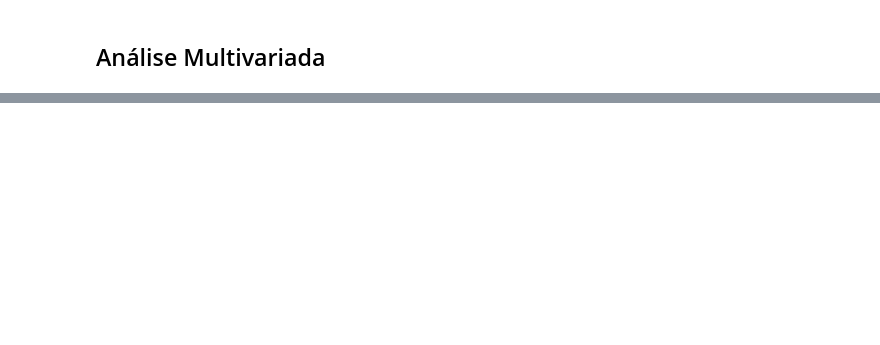
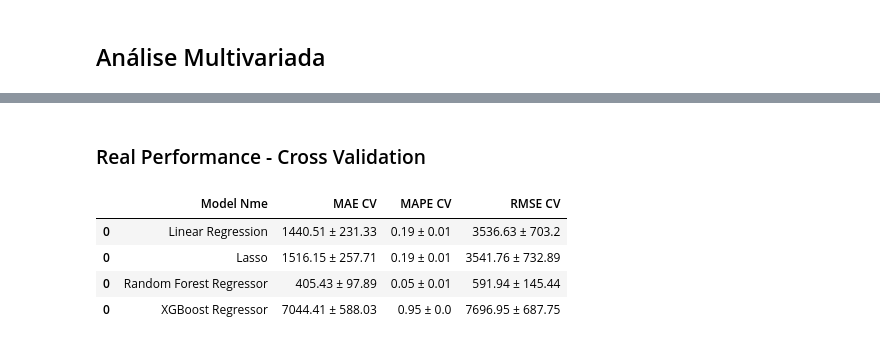
Before and after one commit to nortonvanz/Pharmacy-Sales-Forecast, a Jupyter notebook: notebooks/m04_eda.ipynb, the cells around one changed output, grey strips where cells are left out. Cells and saved outputs as stored; diff of their text form; code cells hidden in the pictures; blank space fills up the shorter version.

```diff
--- a/notebooks/m04_eda.ipynb
+++ b/notebooks/m04_eda.ipynb
@@ -2454,0 +2521,3 @@ Comparando o RMSE, também notamos que o erro é bem maior que o RMSE do modelo
+# %%
+rf_result_cv = cross_validation( x_training, 5 , "Random Forest Regressor", rf, verbose=True )
+rf_result_cv
@@ -2454,0 +2566,3 @@ Comparando o RMSE, também notamos que o erro é bem maior que o RMSE do modelo
+# %%
+xgb_result_cv = cross_validation( x_training, 5 , "XGBoost Regressor", model_xgb, verbose=True )
+xgb_result_cv
@@ -2454,0 +2606,12 @@ Comparando o RMSE, também notamos que o erro é bem maior que o RMSE do modelo
+# %% [markdown]
+### Real Performance - Cross Validation
+# %%
+#agrupar todos os resultados dos modelos pra ver qual o de menor erro:
+modelling_result_cv = pd.concat( [lr_result_cv, lrr_result_cv, rf_result_cv, xgb_result_cv ] )
+modelling_result_cv.sort_values( by=['RMSE CV'] ) #Ordenar pelo modelo com o menor erro
+# %% [output]
+|  | Model Nme | MAE CV | MAPE CV | RMSE CV |
+| 0 | Linear Regression | 1440.51 ± 231.33 | 0.19 ± 0.01 | 3536.63 ± 703.2 |
+| 0 | Lasso | 1516.15 ± 257.71 | 0.19 ± 0.01 | 3541.76 ± 732.89 |
+| 0 | Random Forest Regressor | 405.43 ± 97.89 | 0.05 ± 0.01 | 591.94 ± 145.44 |
+| 0 | XGBoost Regressor | 7044.41 ± 588.03 | 0.95 ± 0.0 | 7696.95 ± 687.75 |
```
Also changed, not shown: parts of 415 cells of this notebook, 1 other file.
